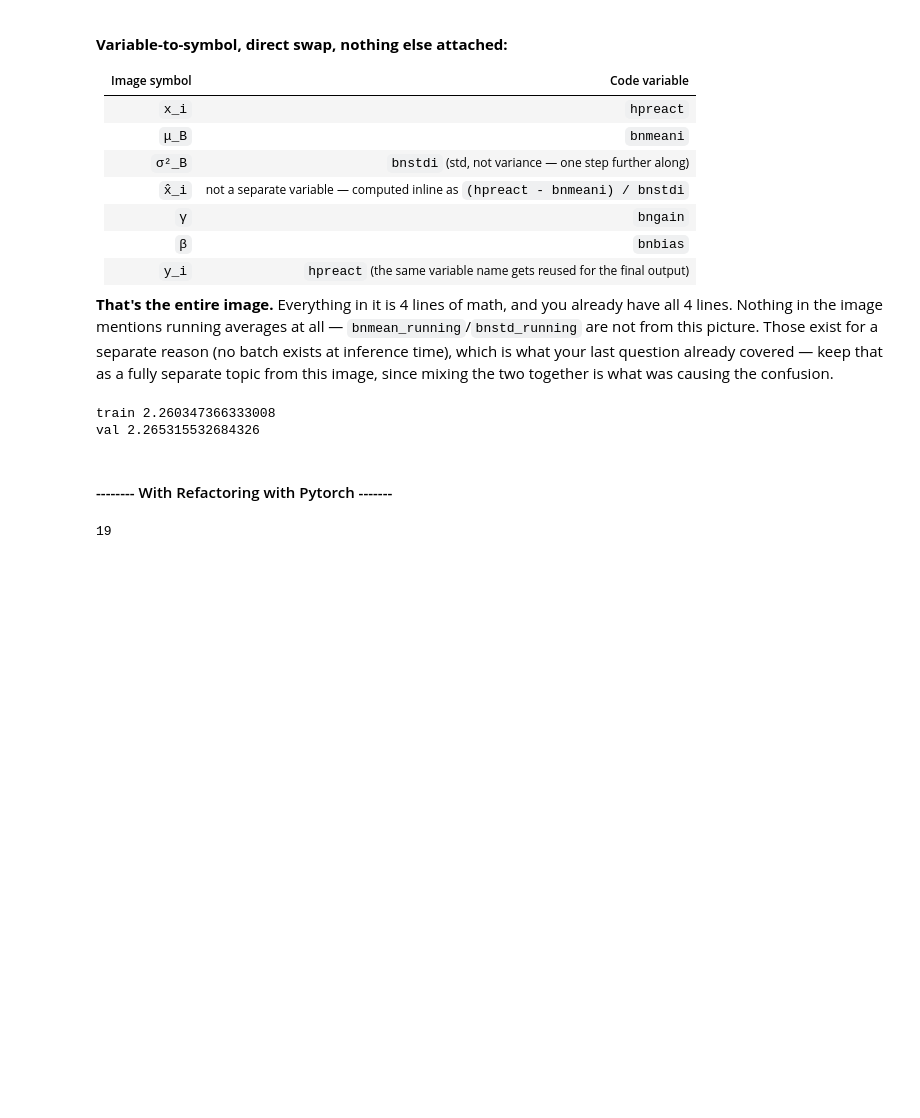
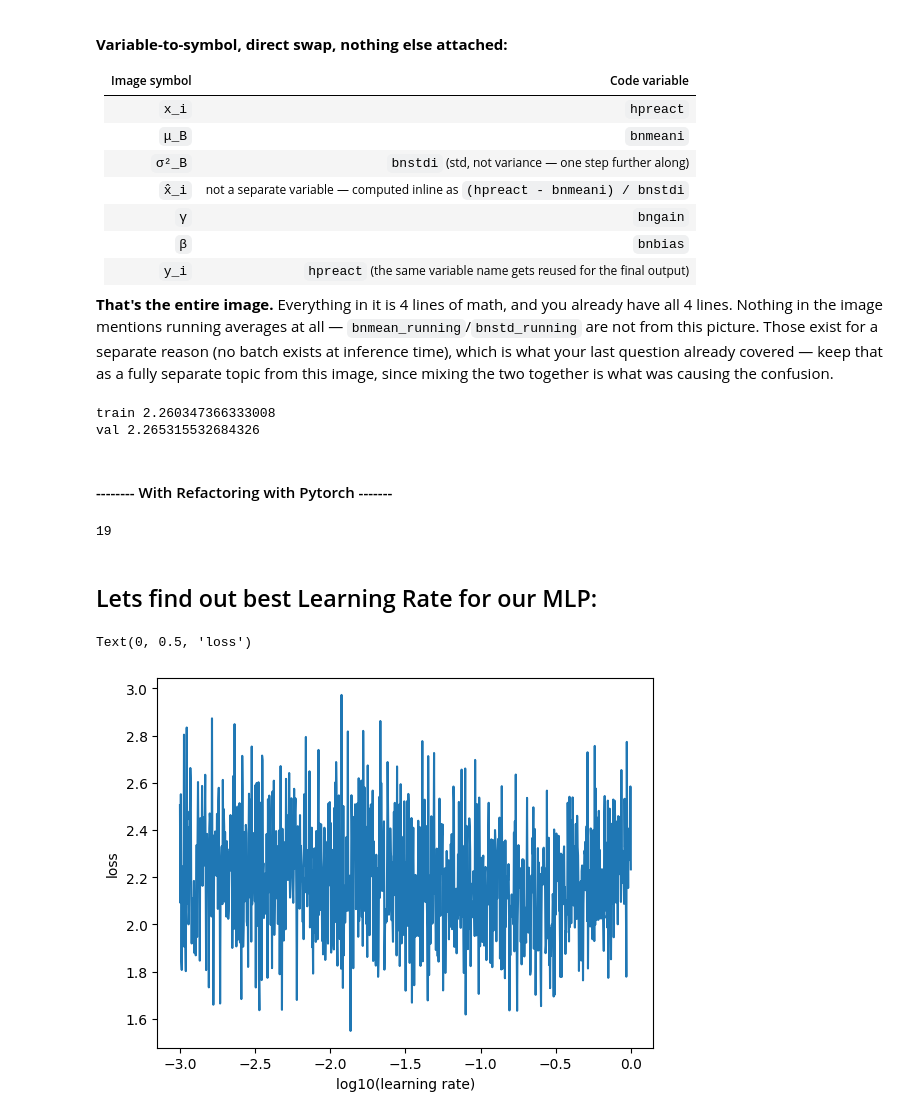
Before and after one commit to AjayMaan13/ML-AI-Complete-Journey, a Jupyter notebook: llm/makemore/makemore-pt3-activations.ipynb, the cells around one changed output. Drawn from its saved outputs; the diff is of its cells as text; code cells hidden in the pictures; blank space fills up the shorter version.

```diff
--- a/llm/makemore/makemore-pt3-activations.ipynb
+++ b/llm/makemore/makemore-pt3-activations.ipynb
@@ -846,3 +846,43 @@ for p in parameters:
 len(parameters)
 # %% [output]
 19
+# %% [markdown]
+## Lets find out best Learning Rate for our MLP:
+# %%
+# LR Finder — sweep lr exponentially over 1000 steps, plot loss vs log10(lr)
+# Run this on a FRESH build of `layers`/`parameters` — it's destructive (trains for 1000 steps),
+# so rebuild the network again afterward before your real training run.
+
+lre = torch.linspace(-3, 0, 1000)
+lrs = 10**lre
+
+lri = []
+lossi = []
+
+for i in range(1000):
+    ix = torch.randint(0, Xtr.shape[0], (batch_size,), generator=g)
+    Xb, Yb = Xtr[ix], Ytr[ix]
+
+    emb = C[Xb]
+    x = emb.view(emb.shape[0], -1)
+    for layer in layers:
+        x = layer(x)
+    loss = F.cross_entropy(x, Yb)
+
+    for p in parameters:
+        p.grad = None
+    loss.backward()
+
+    lr = lrs[i]
+    for p in parameters:
+        p.data += -lr * p.grad
+
+    lri.append(lre[i].item())
+    lossi.append(loss.item())
+
+plt.plot(lri, lossi)
+plt.xlabel('log10(learning rate)')
+plt.ylabel('loss')
+# %% [output]
+Text(0, 0.5, 'loss')
+[figure, added]
```
Also changed, not shown: parts of 9 cells of this notebook, 4 other files.
